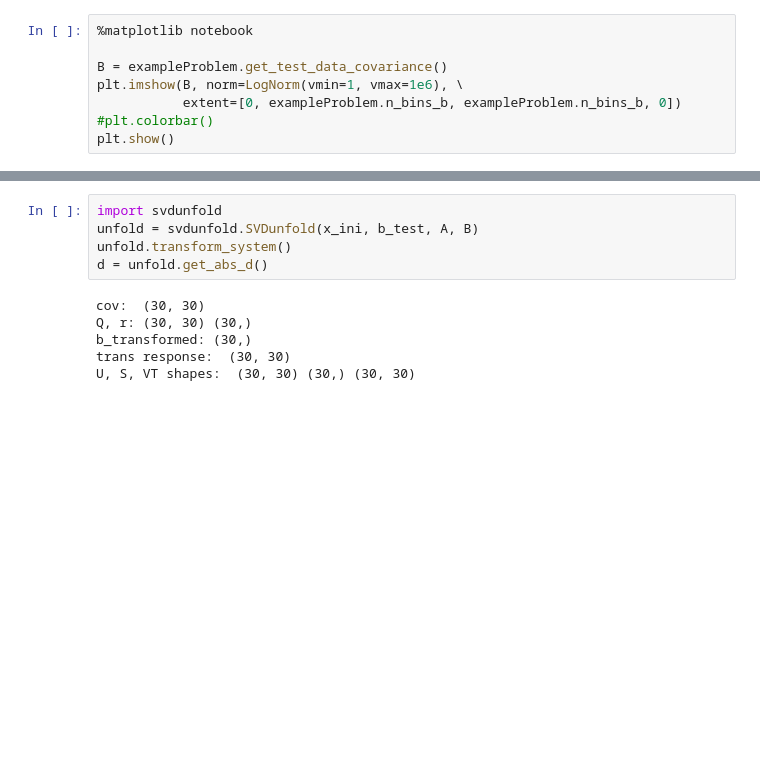
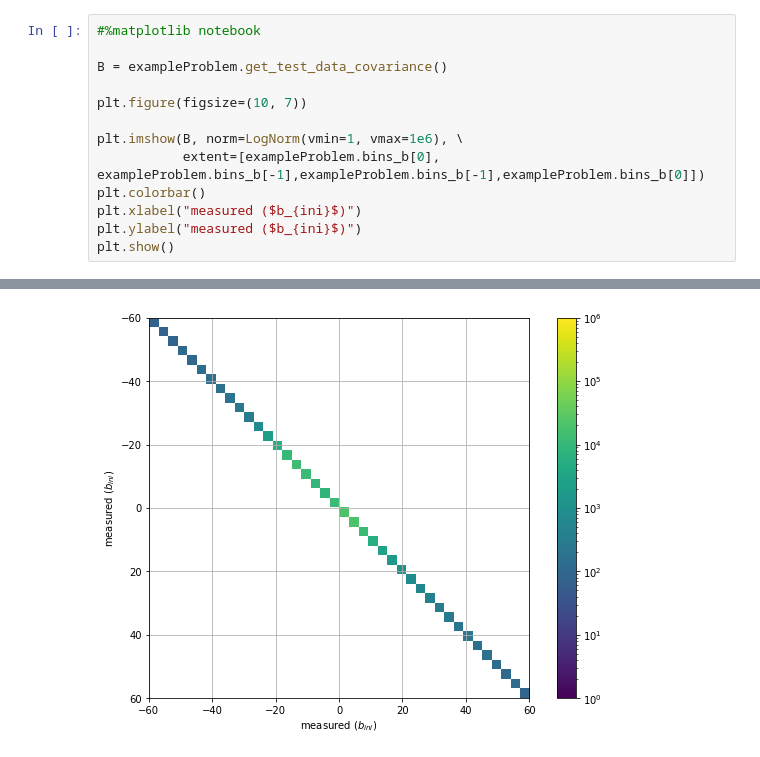
Before and after one commit to dim02/svdUnfold, a Jupyter notebook: svdUnfold.ipynb, the cells around one changed output, grey strips where cells are left out. Cells and saved outputs as stored; diff of their text form; blank space fills up the shorter version.

```diff
--- a/svdUnfold.ipynb
+++ b/svdUnfold.ipynb
@@ -70,9 +70,14 @@ plt.show()
 # %%
-%matplotlib notebook
+#%matplotlib notebook
 
 B = exampleProblem.get_test_data_covariance()
+
+plt.figure(figsize=(10, 7))
+
 plt.imshow(B, norm=LogNorm(vmin=1, vmax=1e6), \
-           extent=[0, exampleProblem.n_bins_b, exampleProblem.n_bins_b, 0])
-#plt.colorbar()
+           extent=[exampleProblem.bins_b[0], exampleProblem.bins_b[-1],exampleProblem.bins_b[-1],exampleProblem.bins_b[0]])
+plt.colorbar()
+plt.xlabel("measured ($b_{ini}$)")
+plt.ylabel("measured ($b_{ini}$)")
 plt.show()
 # %% [output]
@@ -81,12 +84,2 @@ plt.show()
+[figure, added]
-# %%
-import svdunfold
-unfold = svdunfold.SVDunfold(x_ini, b_test, A, B)
-unfold.transform_system()
-d = unfold.get_abs_d()
-# %% [output]
-cov:  (30, 30)
-Q, r: (30, 30) (30,)
-b_transformed: (30,)
-trans response:  (30, 30)
-U, S, VT shapes:  (30, 30) (30,) (30, 30)
 # %%
```
Also changed, not shown: parts of 8 cells of this notebook, 1 other file.
